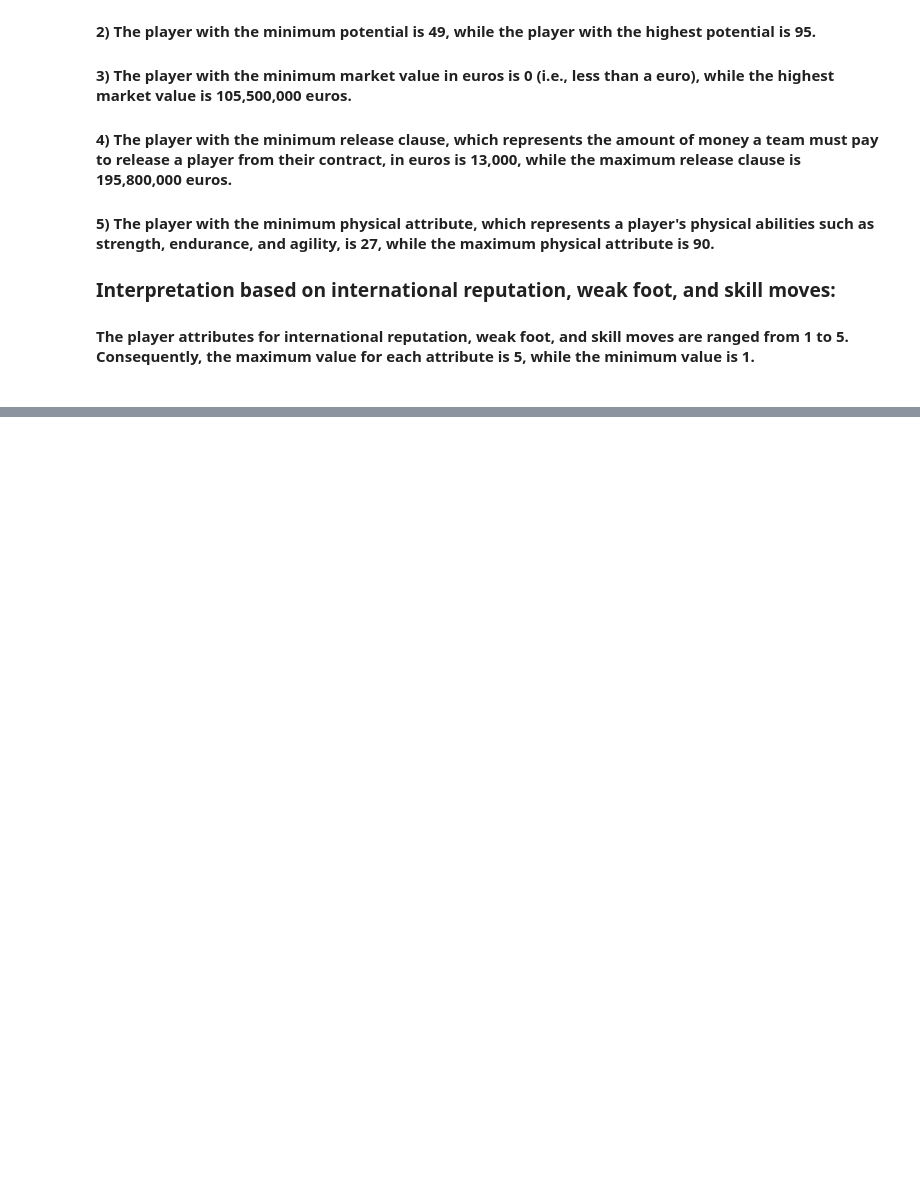
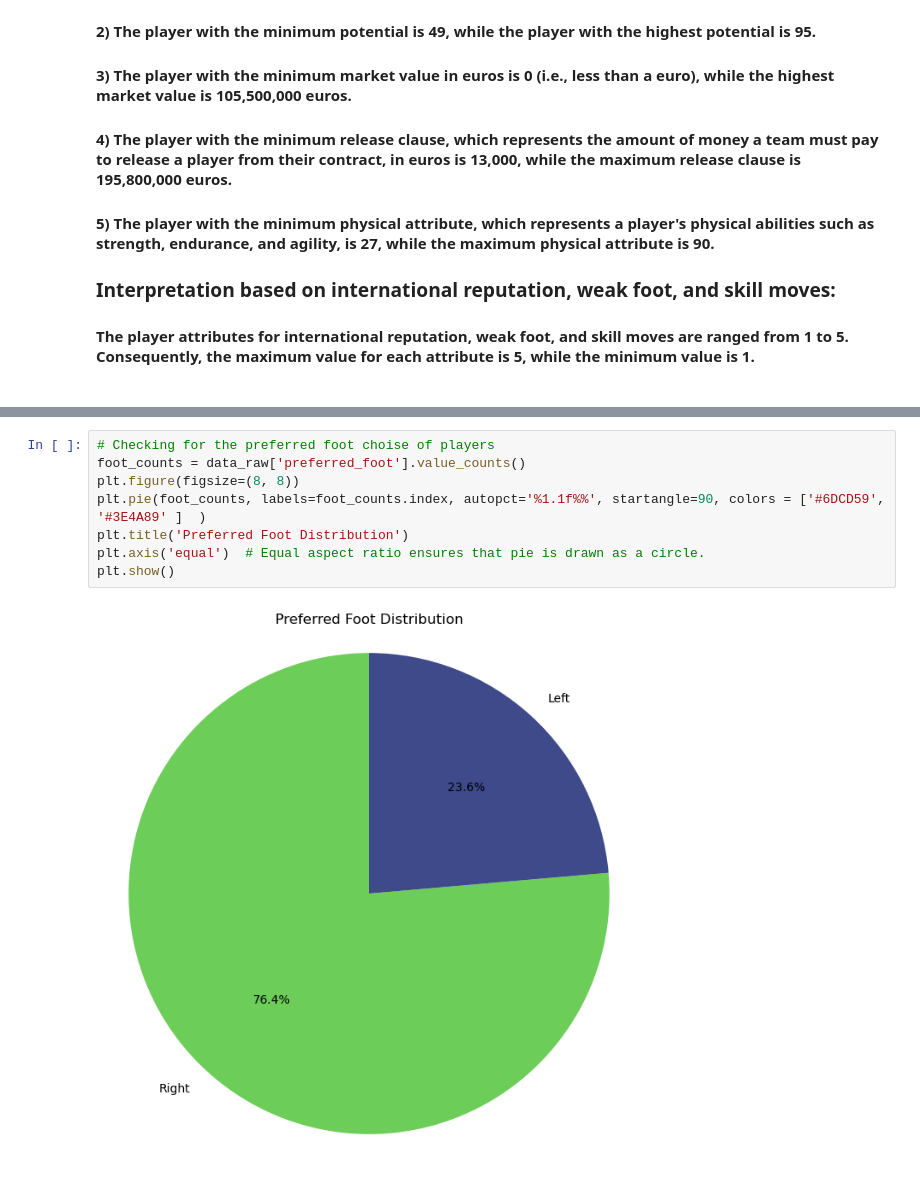
Before and after one commit to SweetyDhas/Projects, a Jupyter notebook: Fifa20/Fifa20.ipynb, the cells around one changed output, grey strips where cells are left out. Saved outputs shown, nothing was run; the diff lists cells and outputs as text; blank space fills up the shorter version.

```diff
--- a/Fifa20/Fifa20.ipynb
+++ b/Fifa20/Fifa20.ipynb
@@ -457,0 +467,10 @@ Text(0, 0.5, 'Frequency')
+# %%
+# Checking for the preferred foot choise of players
+foot_counts = data_raw['preferred_foot'].value_counts()
+plt.figure(figsize=(8, 8))
+plt.pie(foot_counts, labels=foot_counts.index, autopct='%1.1f%%', startangle=90, colors = ['#6DCD59', '#3E4A89' ]  )
+plt.title('Preferred Foot Distribution')
+plt.axis('equal')  # Equal aspect ratio ensures that pie is drawn as a circle.
+plt.show()
+# %% [output]
+[figure, added]
```
Also changed, not shown: parts of 8 cells of this notebook.
